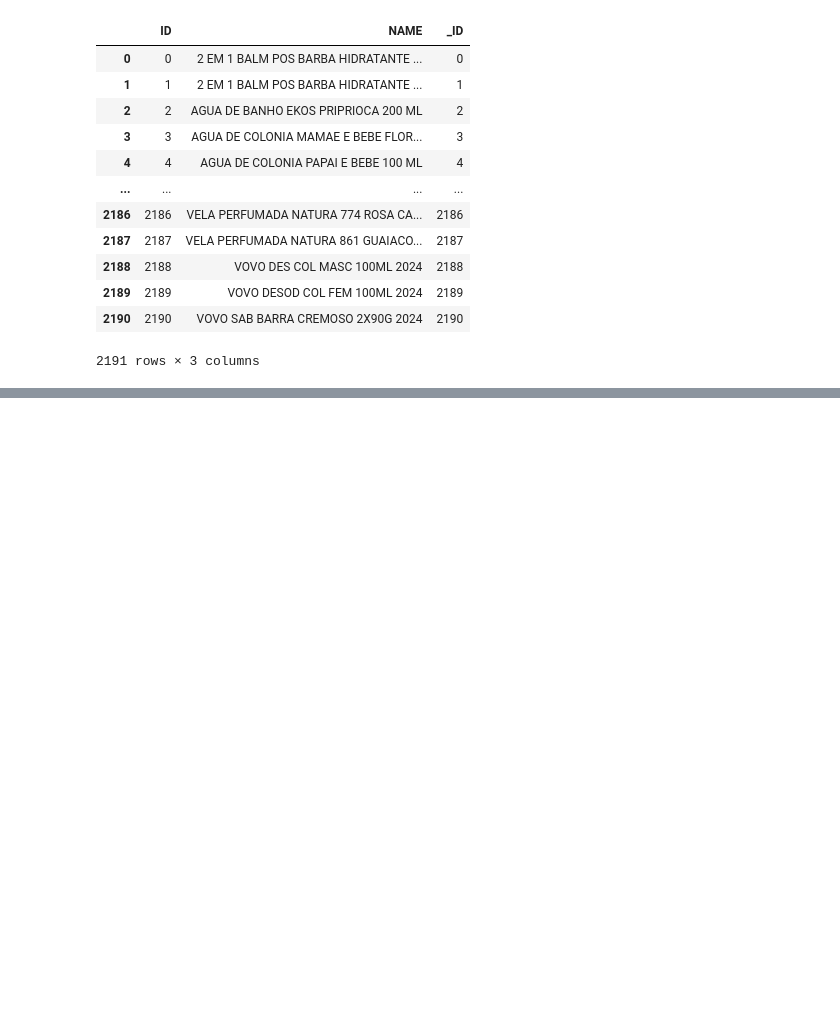
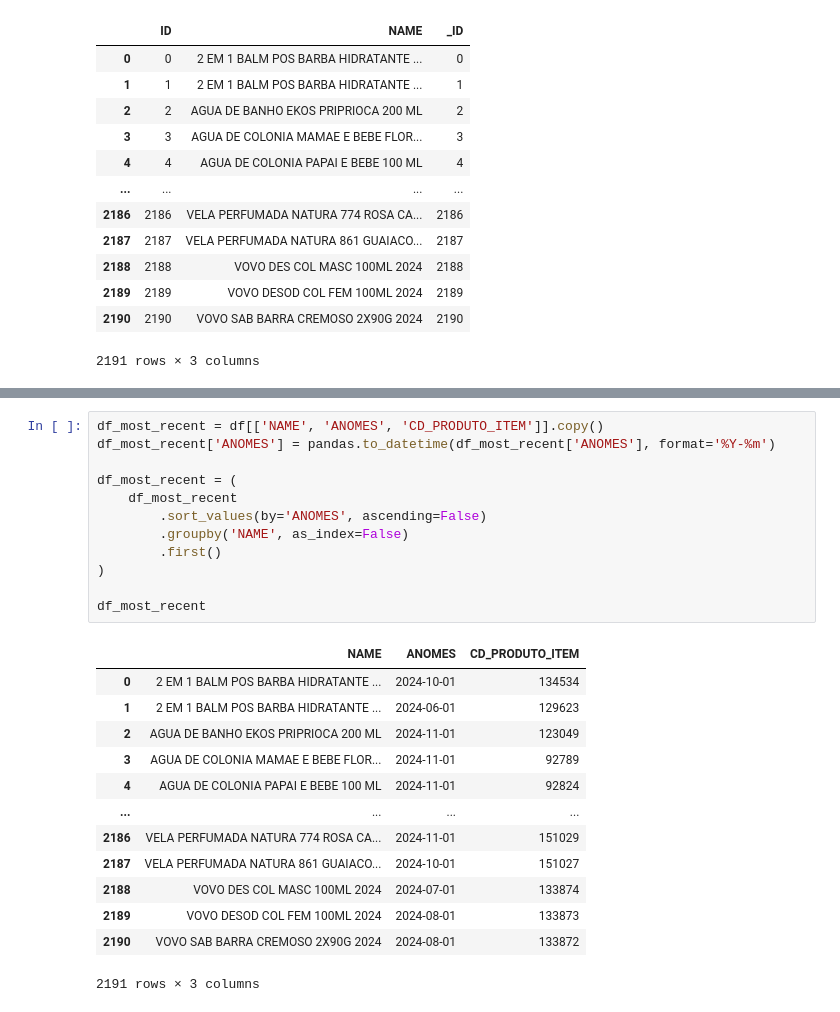
Before and after one commit to gago-i6/natura, a Jupyter notebook: notebook.ipynb, the cells around one changed output, grey strips where cells are left out. Saved outputs shown, nothing was run; the diff lists cells and outputs as text; blank space fills up the shorter version.

```diff
--- a/notebook.ipynb
+++ b/notebook.ipynb
@@ -199,0 +196,26 @@ dfm[dfm['ID'] < 0]['ID'].nunique()
+# %%
+df_most_recent = df[['NAME', 'ANOMES', 'CD_PRODUTO_ITEM']].copy()
+df_most_recent['ANOMES'] = pandas.to_datetime(df_most_recent['ANOMES'], format='%Y-%m')
+
+df_most_recent = (
+    df_most_recent
+        .sort_values(by='ANOMES', ascending=False)
+        .groupby('NAME', as_index=False)
+        .first()
+)
+
+df_most_recent
+# %% [output]
+|  | NAME | ANOMES | CD_PRODUTO_ITEM |
+| 0 | 2 EM 1 BALM POS BARBA HIDRATANTE ... | 2024-10-01 | 134534 |
+| 1 | 2 EM 1 BALM POS BARBA HIDRATANTE ... | 2024-06-01 | 129623 |
+| 2 | AGUA DE BANHO EKOS PRIPRIOCA 200 ML | 2024-11-01 | 123049 |
+| 3 | AGUA DE COLONIA MAMAE E BEBE FLOR... | 2024-11-01 | 92789 |
+| 4 | AGUA DE COLONIA PAPAI E BEBE 100 ML | 2024-11-01 | 92824 |
+| ... | ... | ... | ... |
+| 2186 | VELA PERFUMADA NATURA 774 ROSA CA... | 2024-11-01 | 151029 |
+| 2187 | VELA PERFUMADA NATURA 861 GUAIACO... | 2024-10-01 | 151027 |
+| 2188 | VOVO DES COL MASC 100ML 2024 | 2024-07-01 | 133874 |
+| 2189 | VOVO DESOD COL FEM 100ML 2024 | 2024-08-01 | 133873 |
+| 2190 | VOVO SAB BARRA CREMOSO 2X90G 2024 | 2024-08-01 | 133872 |
+2191 rows × 3 columns
```
Also changed, not shown: parts of 8 cells of this notebook.
